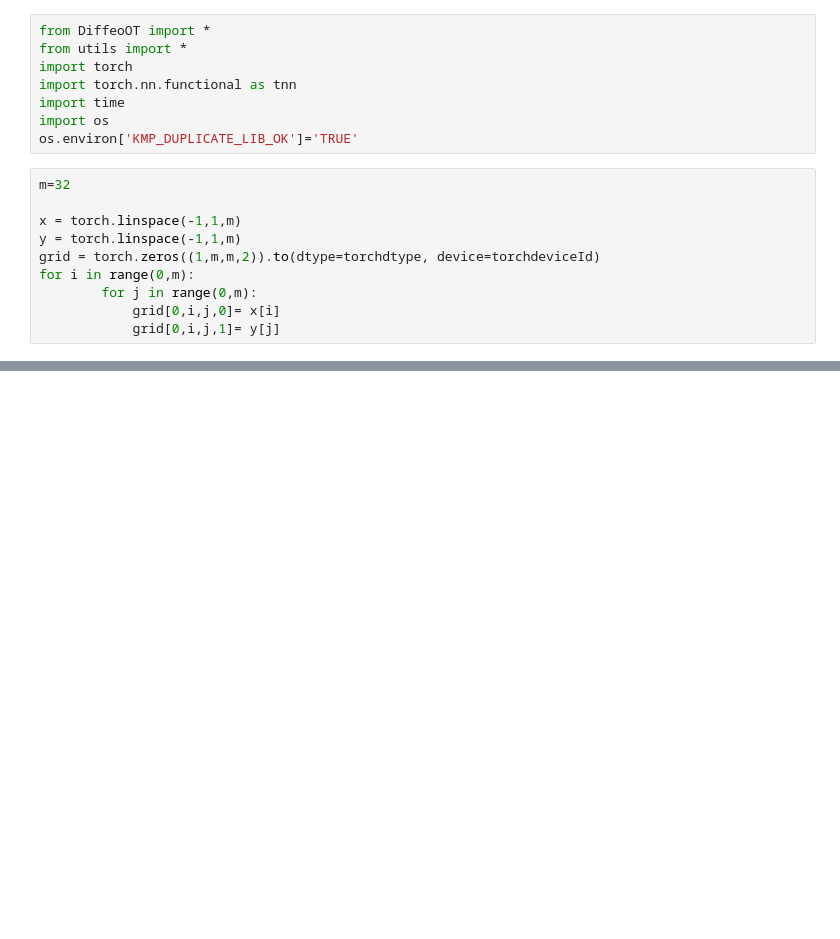
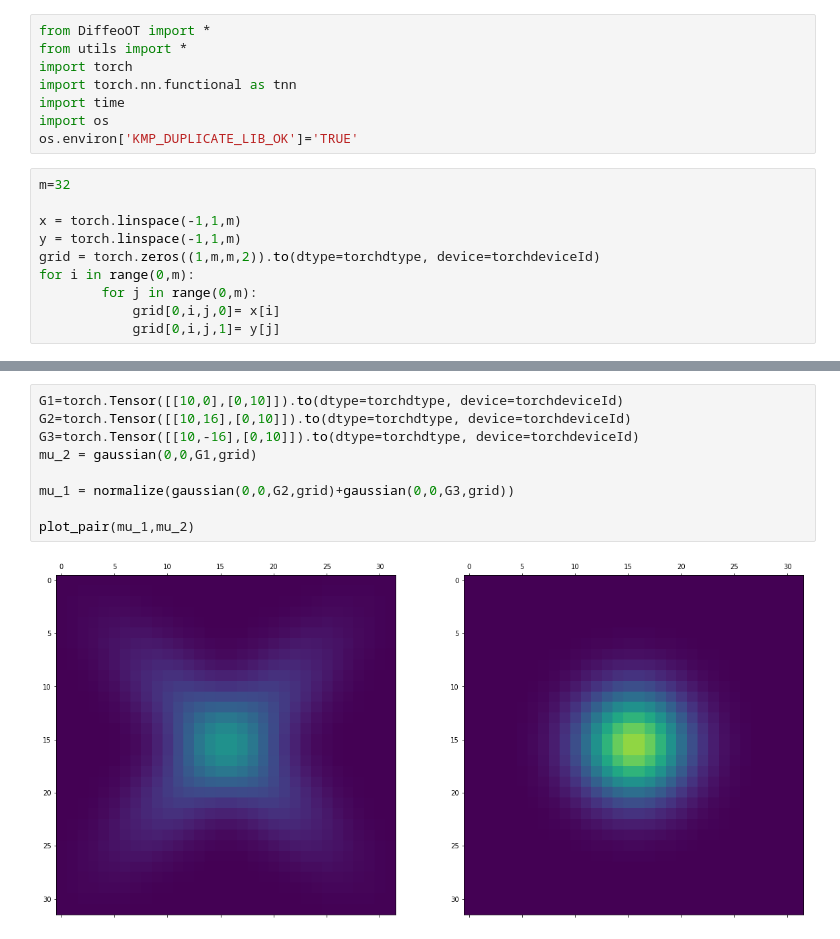
Before and after one commit to mao1756/pdot, a Jupyter notebook: OT.ipynb, the cells around one changed output, grey strips where cells are left out. Saved outputs shown, nothing was run; the diff lists cells and outputs as text; blank space fills up the shorter version.

```diff
--- a/OT.ipynb
+++ b/OT.ipynb
@@ -26,0 +36,11 @@ plot_pair(mu_1,mu_2)
+# %%
+G1=torch.Tensor([[10,0],[0,10]]).to(dtype=torchdtype, device=torchdeviceId)
+G2=torch.Tensor([[10,16],[0,10]]).to(dtype=torchdtype, device=torchdeviceId)
+G3=torch.Tensor([[10,-16],[0,10]]).to(dtype=torchdtype, device=torchdeviceId)
+mu_2 = gaussian(0,0,G1,grid)
+
+mu_1 = normalize(gaussian(0,0,G2,grid)+gaussian(0,0,G3,grid))
+
+plot_pair(mu_1,mu_2)
+# %% [output]
+[figure, added]
```
Also changed, not shown: parts of 12 cells of this notebook, 9 other files.
